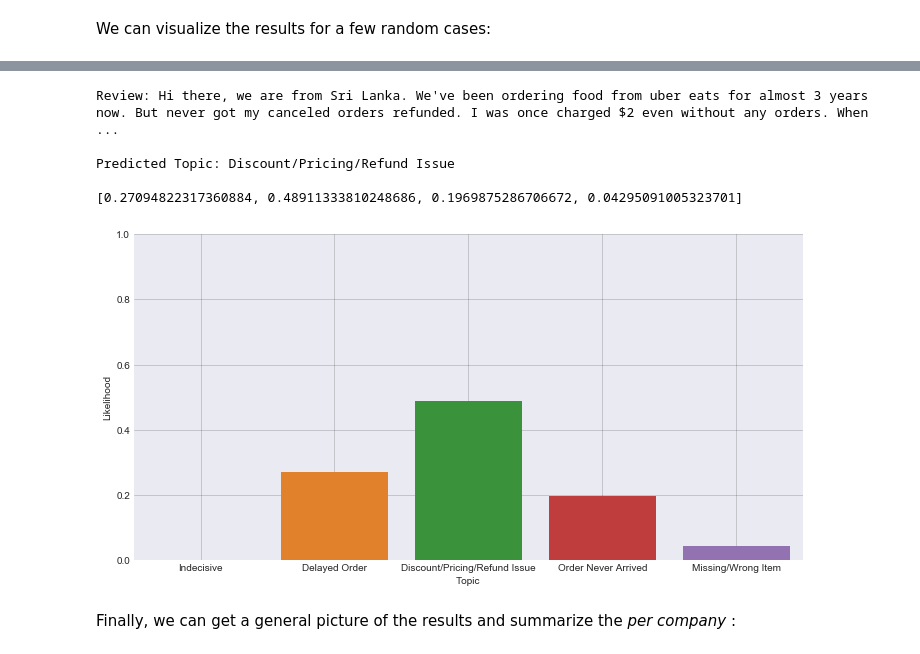
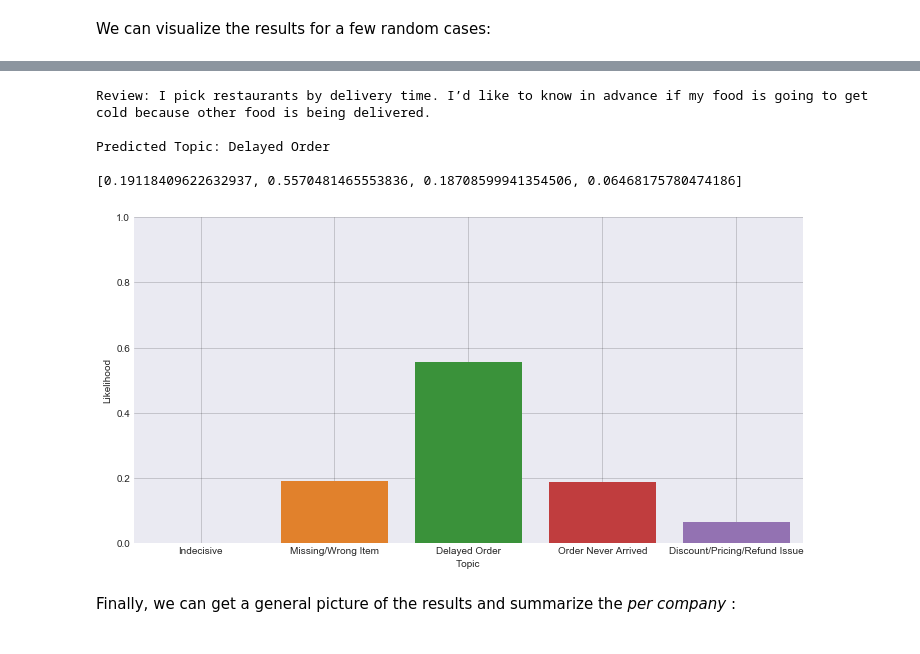
Before and after one commit to gpsyrou/Text_Analysis_of_Consumer_Reviews, a Jupyter notebook: jupyter_notebook/reviews-Copy1.ipynb, the cells around one changed output, grey strips where cells are left out. Saved outputs shown, nothing was run; the diff lists cells and outputs as text; code cells hidden in the pictures.

```diff
--- a/jupyter_notebook/reviews-Copy1.ipynb
+++ b/jupyter_notebook/reviews-Copy1.ipynb
@@ -540,11 +540,9 @@ class LDAModeller:
         self.input_df = input_df
         self.reviews_col = reviews_col
 
-    def setCountVectorizer(self, max_df: float, min_df: float,
-                           max_features: int, ngram_range: tuple):
+    def setCountVectorizer(self, max_df: float, min_df: float, max_features: int, ngram_range: tuple):
         self.vectorizer = CountVectorizer(max_df=max_df, min_df=min_df,
-                                          max_features=max_features,
-                                          ngram_range=ngram_range)
+                                          max_features=max_features, ngram_range=ngram_range)
 
     def computeCountVectMatrix(self):
         try:
@@ -586,8 +584,7 @@ class LDAModeller:
                                        reverse=True),
             columns=[n_gram_type, 'Count']).head(top_n)
 
-    def setAndFitLDAModel(self, lda_model: LatentDirichletAllocation,
-                          topic_num: int, fit_model=True):
+    def setAndFitLDAModel(self, lda_model: LatentDirichletAllocation, topic_num: int, fit_model=True):
         self.lda_model = lda_model
         self.number_of_topics = topic_num
         if fit_model:
@@ -730,12 +729,12 @@ We are going to follow the same process as above, but now we will implement an L
 # %%
-number_of_topics = 2
+number_of_topics = 3
 
 lda_pos = LatentDirichletAllocation(n_components=number_of_topics,
-                                    learning_method='batch',
-                                    learning_offset=20,
-                                    doc_topic_prior= 4 * (1/number_of_topics),
+                                    learning_method='online',
+                                    learning_offset=5,
+                                    doc_topic_prior= 3 * (1/number_of_topics),
                                     max_iter=30,
-                                    random_state=10,
+                                    random_state=5,
                                     n_jobs=-1,
                                     verbose=0)
 # %%
@@ -794,4 +790,4 @@ And the following 2 topics for the positive reviews:
 
 <a id="topic_assign"></a>
 # %%
-topic_to_review_distribution_neg = lda_model.transform(cv)
+topic_to_review_distribution_neg = neg_lda.lda_model.transform(neg_lda.cv_matrix)
@@ -800,9 +796,9 @@ topic_to_review_distribution_pos = lda_model_pos.transform(cv_pos)
 # %%
 topics_map_negative = {0: 'Indecisive',
-                       1: 'Delayed Order',
-                       2: 'Discount/Pricing/Refund Issue',
+                       1: 'Missing/Wrong Item',
+                       2: 'Delayed Order',
                        3: 'Order Never Arrived',
-                       4: 'Missing/Wrong Item'}
+                       4: 'Discount/Pricing/Refund Issue'}
 # %%
 topics_map_positive = {0: 'Indecisive',
                        1: 'Selection of restaurants/food',
@@ -919,12 +887,12 @@ Predicted Topic: Selection of restaurants/food
 # %%
-get_review_summary(input_df=reviews_df, rev_idx=4562, topics_map=topics_map)
+get_review_summary(input_df=negative_reviews_df, rev_idx=4562, topics_map=topics_map_negative)
 # %% [output]
-Review: Hi there, we are from Sri Lanka. We've been ordering food from uber eats for almost 3 years now. But never got my canceled orders refunded. I was once charged $2 even without any orders. When  ...
+Review: I pick restaurants by delivery time. I’d like to know in advance if my food is going to get cold because other food is being delivered.
 
-Predicted Topic: Discount/Pricing/Refund Issue
+Predicted Topic: Delayed Order
 
-[0.27094822317360884, 0.48911333810248686, 0.1969875286706672, 0.04295091005323701]
+[0.19118409622632937, 0.5570481465553836, 0.18708599941354506, 0.06468175780474186]
-[figure, old version]
+[figure, new version]
 # %% [markdown]
 Finally, we can get a general picture of the results and summarize the _per company_ :
 # %%
```
Also changed, not shown: parts of 17 cells of this notebook.
